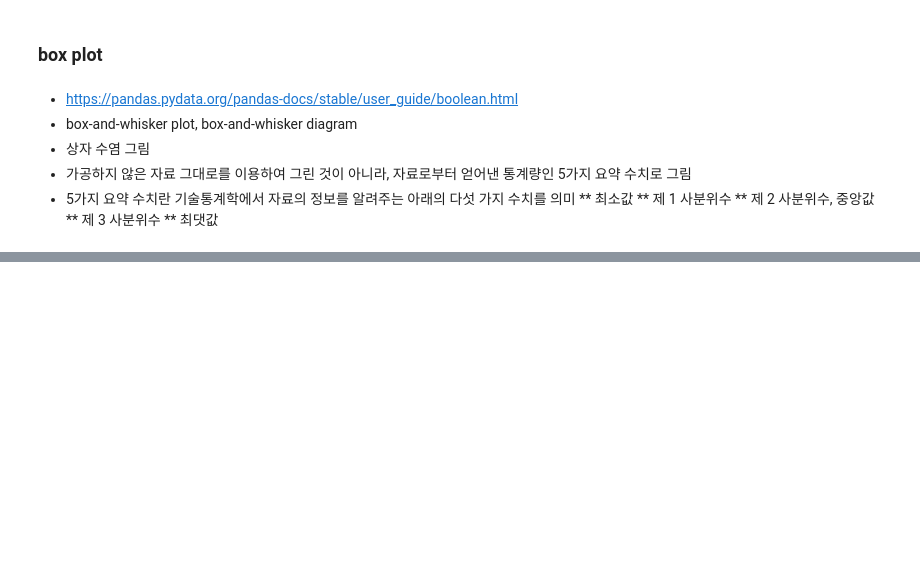
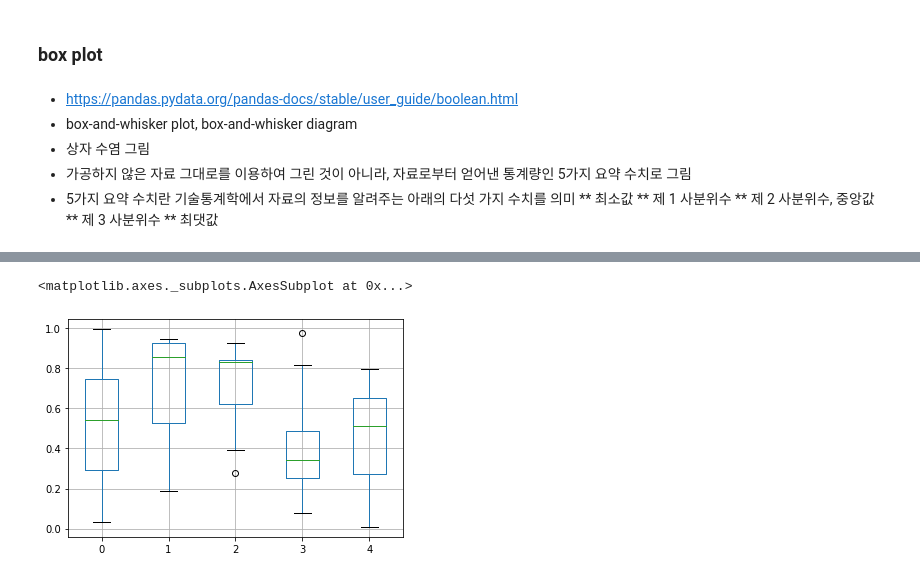
Before and after one commit to anew0m/AStudy_Pandas-basic, a Jupyter notebook: study/11_데이터_시각화_Plotting_기능_활용하기.ipynb, the cells around one changed output, grey strips where cells are left out. Saved outputs shown, nothing was run; the diff lists cells and outputs as text; code cells hidden in the pictures; blank space fills up the shorter version.

```diff
--- a/study/11_데이터_시각화_Plotting_기능_활용하기.ipynb
+++ b/study/11_데이터_시각화_Plotting_기능_활용하기.ipynb
@@ -576,0 +637,8 @@ array([[<matplotlib.axes._subplots.AxesSubplot object at 0x...>,
+# %%
+df = pd.DataFrame(np.random.rand(10, 5))
+# %%
+bp = df.boxplot()
+bp
+# %% [output]
+<matplotlib.axes._subplots.AxesSubplot at 0x...>
+[figure, added]
```
Also changed, not shown: parts of 14 cells of this notebook.
